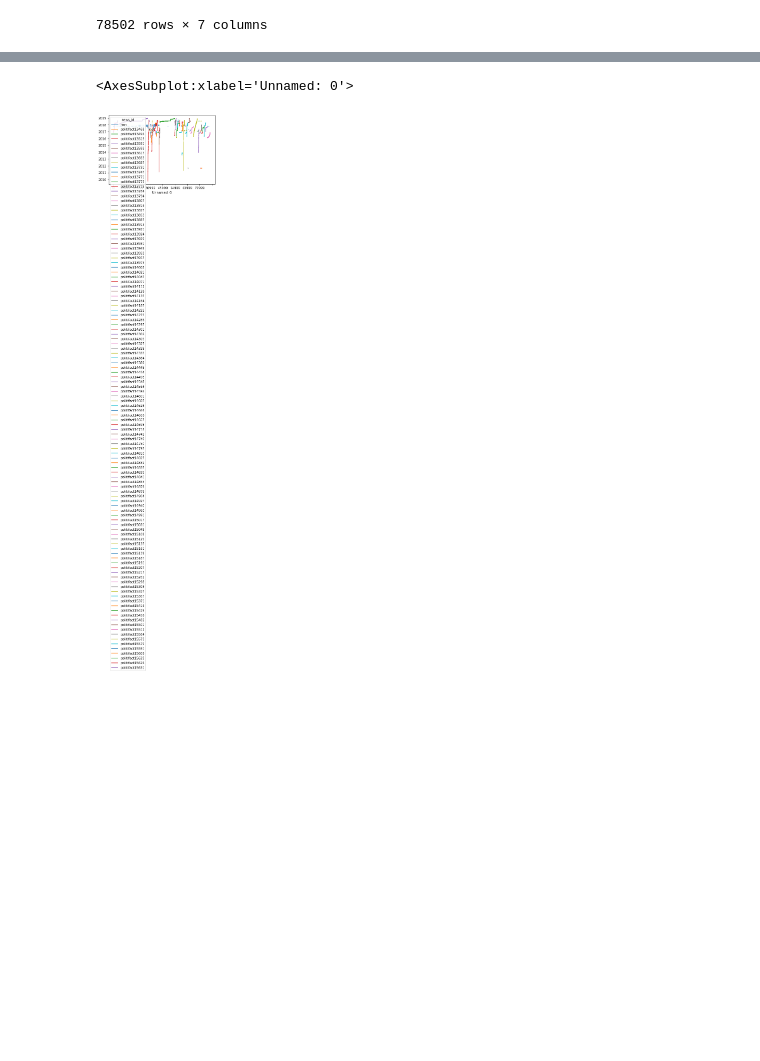
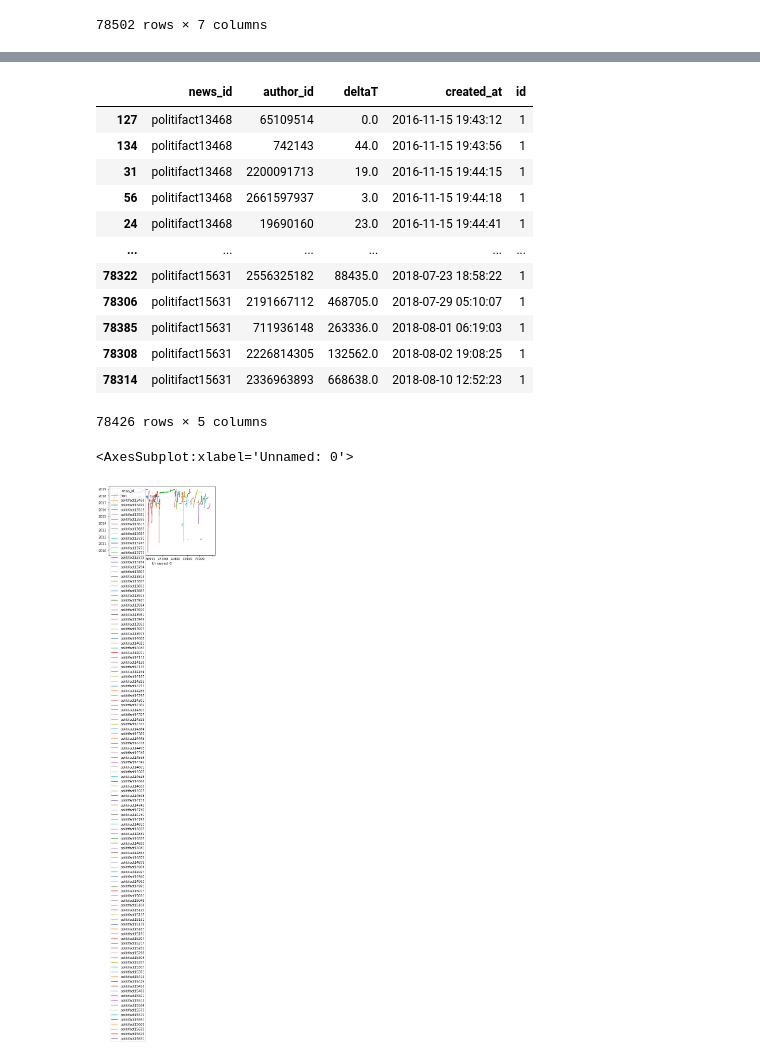
Before and after one commit to vtrikoupis/masters-thesis, a Jupyter notebook: tweet_times.ipynb, the cells around one changed output, grey strips where cells are left out. Saved outputs shown, nothing was run; the diff lists cells and outputs as text; code cells hidden in the pictures; blank space fills up the shorter version.

```diff
--- a/tweet_times.ipynb
+++ b/tweet_times.ipynb
@@ -79,3 +77,19 @@ politifact15371
+# %%
+new_df.sort_values(by=['news_id', 'created_at'])
+# %% [output]
+|  | news_id | author_id | deltaT | created_at | id |
+| 127 | politifact13468 | 65109514 | 0.0 | 2016-11-15 19:43:12 | 1 |
+| 134 | politifact13468 | 742143 | 44.0 | 2016-11-15 19:43:56 | 1 |
+| 31 | politifact13468 | 2200091713 | 19.0 | 2016-11-15 19:44:15 | 1 |
+| 56 | politifact13468 | 2661597937 | 3.0 | 2016-11-15 19:44:18 | 1 |
+| 24 | politifact13468 | 19690160 | 23.0 | 2016-11-15 19:44:41 | 1 |
+| ... | ... | ... | ... | ... | ... |
+| 78322 | politifact15631 | 2556325182 | 88435.0 | 2018-07-23 18:58:22 | 1 |
+| 78306 | politifact15631 | 2191667112 | 468705.0 | 2018-07-29 05:10:07 | 1 |
+| 78385 | politifact15631 | 711936148 | 263336.0 | 2018-08-01 06:19:03 | 1 |
+| 78308 | politifact15631 | 2226814305 | 132562.0 | 2018-08-02 19:08:25 | 1 |
+| 78314 | politifact15631 | 2336963893 | 668638.0 | 2018-08-10 12:52:23 | 1 |
+78426 rows × 5 columns
 # %%
 to_plot = politifact15371[['ΔT', 'Unnamed: 0']].copy()
 # %%
```
Also changed, not shown: parts of 15 cells of this notebook, 1 other file.
